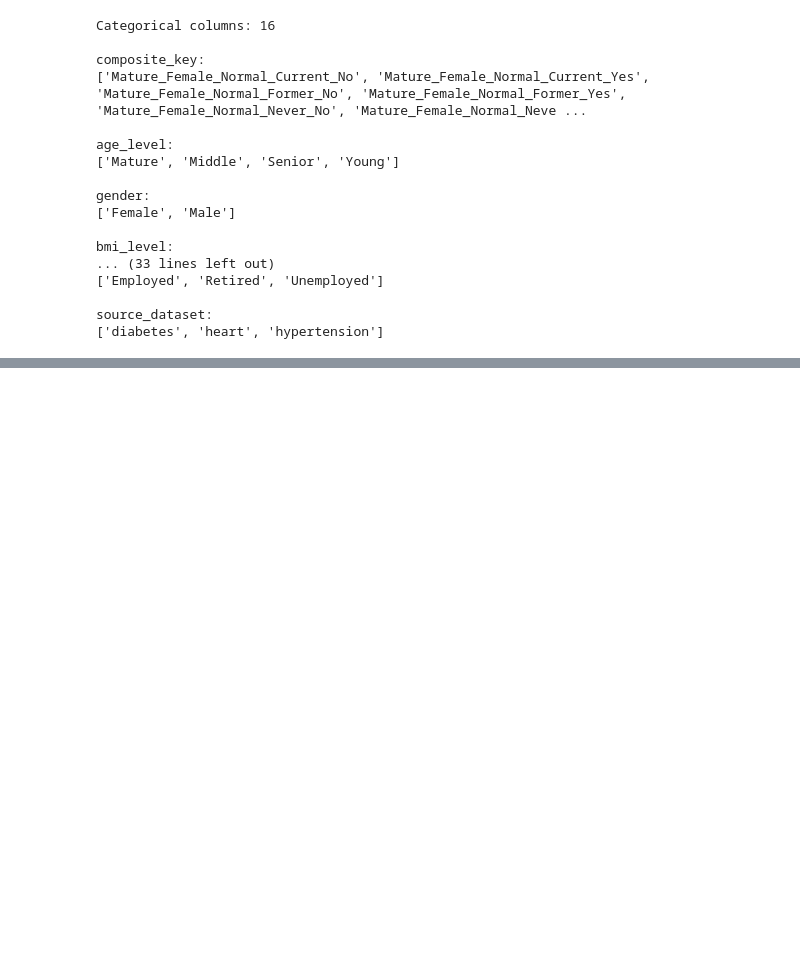
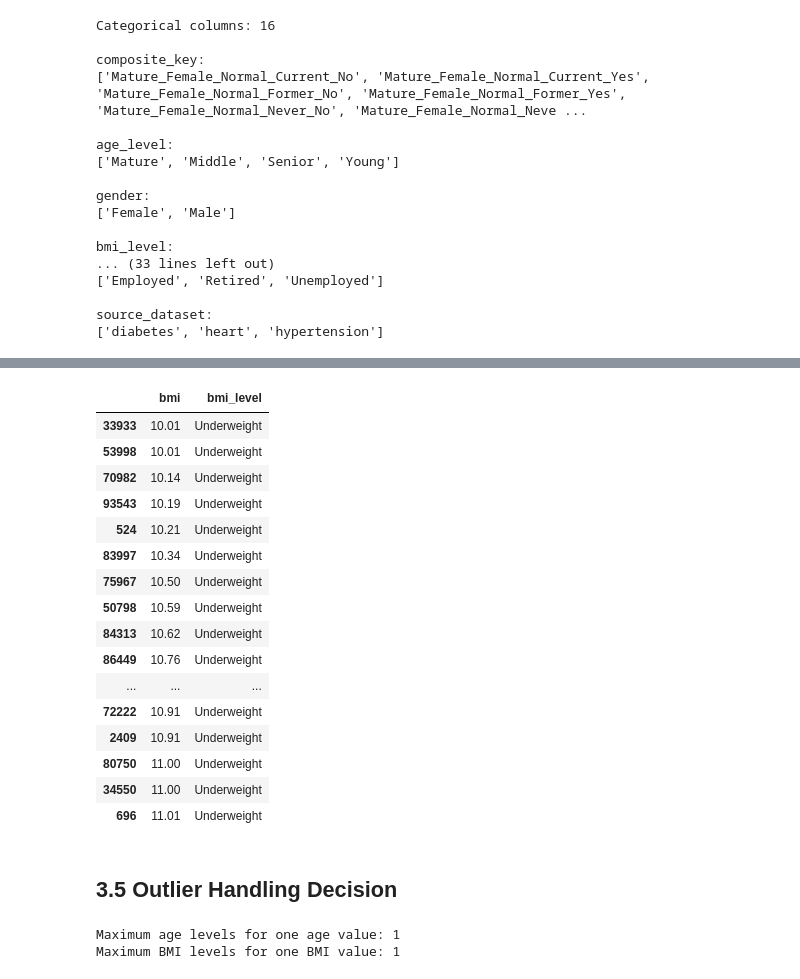
Before and after one commit to fatehbhular/Heart-Disease-Prediction-Model, a Jupyter notebook: notebooks Phase 2/Task_3_Data_Preprocessing_and_Feature_Engineering.ipynb, the cells around one changed output, grey strips where cells are left out. Drawn from its saved outputs; the diff is of its cells as text; code cells hidden in the pictures; blank space fills up the shorter version.

```diff
--- a/notebooks Phase 2/Task_3_Data_Preprocessing_and_Feature_Engineering.ipynb
+++ b/notebooks Phase 2/Task_3_Data_Preprocessing_and_Feature_Engineering.ipynb
@@ -241,0 +452,54 @@ numerical_summary
+# %%
+bmi_level_check = (
+    X_train[
+        ["bmi", "bmi_level"]
+    ]
+    .sort_values("bmi")
+)
+
+bmi_level_check.head(20)
+# %% [output]
+|  | bmi | bmi_level |
+| 33933 | 10.01 | Underweight |
+| 53998 | 10.01 | Underweight |
+| 70982 | 10.14 | Underweight |
+| 93543 | 10.19 | Underweight |
+| 524 | 10.21 | Underweight |
+| 83997 | 10.34 | Underweight |
+| 75967 | 10.50 | Underweight |
+| 50798 | 10.59 | Underweight |
+| 84313 | 10.62 | Underweight |
+| 86449 | 10.76 | Underweight |
+| ... | ... | ... |
+| 72222 | 10.91 | Underweight |
+| 2409 | 10.91 | Underweight |
+| 80750 | 11.00 | Underweight |
+| 34550 | 11.00 | Underweight |
+| 696 | 11.01 | Underweight |
+# %% [markdown]
+## 3.5 Outlier Handling Decision
+# %%
+age_mapping_check = (
+    X_train
+    .groupby("age")["age_level"]
+    .nunique()
+)
+
+bmi_mapping_check = (
+    X_train
+    .groupby("bmi")["bmi_level"]
+    .nunique()
+)
+
+print(
+    "Maximum age levels for one age value:",
+    age_mapping_check.max()
+)
+
+print(
+    "Maximum BMI levels for one BMI value:",
+    bmi_mapping_check.max()
+)
+# %% [output]
+Maximum age levels for one age value: 1
+Maximum BMI levels for one BMI value: 1
```
Also changed, not shown: parts of 22 cells of this notebook.
